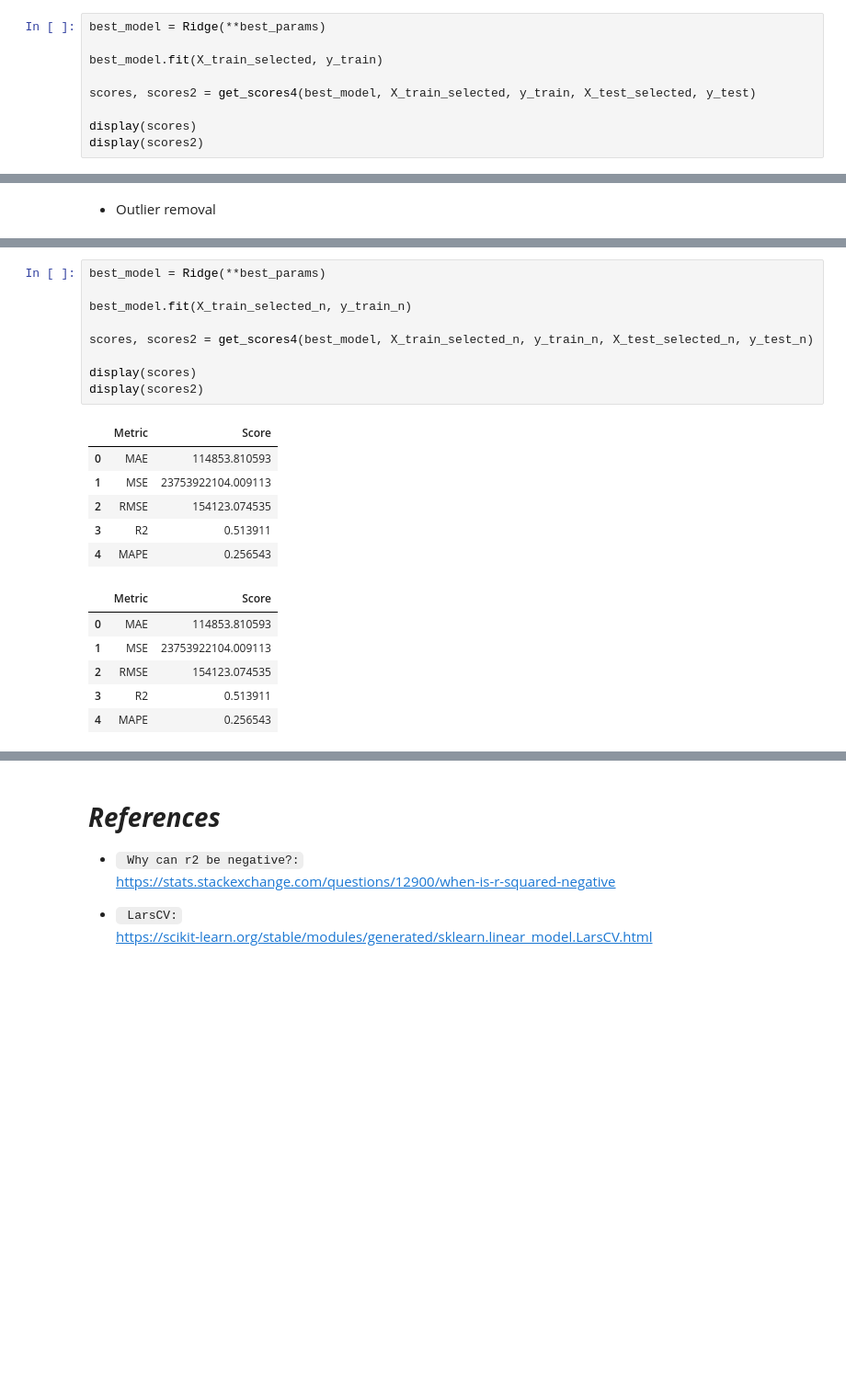
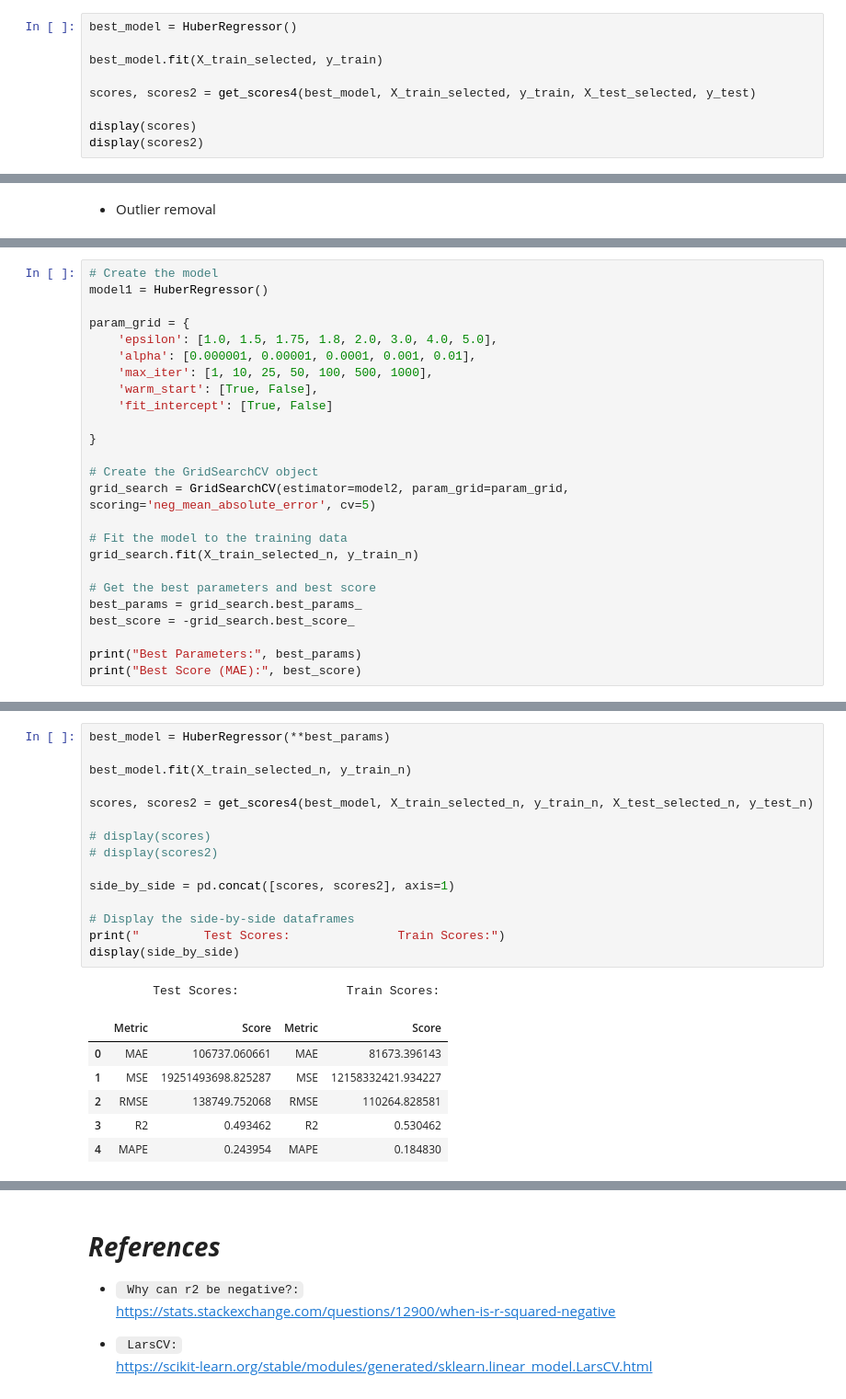
Before and after one commit to ahmakhoo/AIML-CA1, a Jupyter notebook: AIML/CA1/CA1 code part 2.ipynb, the cells around one changed output, grey strips where cells are left out. Shown at 92% size. Saved outputs shown, nothing was run; the diff lists cells and outputs as text; blank space fills up the shorter version.

```diff
--- a/AIML/CA1/CA1 code part 2.ipynb
+++ b/AIML/CA1/CA1 code part 2.ipynb
@@ -1638,7 +1603,7 @@ Number of Features: 6, Score: 0.4906
 X_train_selected = X_train[selected_feature_names]
 X_test_selected = X_test[selected_feature_names]
 # %%
-best_model = Ridge(**best_params)
+best_model = HuberRegressor()
 
 best_model.fit(X_train_selected, y_train)
 
@@ -1765,0 +1696,25 @@ X_train_selected_n
+# %%
+# Create the model
+model1 = HuberRegressor()
+
+param_grid = {
+    'epsilon': [1.0, 1.5, 1.75, 1.8, 2.0, 3.0, 4.0, 5.0],
+    'alpha': [0.000001, 0.00001, 0.0001, 0.001, 0.01],
+    'max_iter': [1, 10, 25, 50, 100, 500, 1000],
+    'warm_start': [True, False],
+    'fit_intercept': [True, False]
+
+}
+
+# Create the GridSearchCV object
+grid_search = GridSearchCV(estimator=model2, param_grid=param_grid, scoring='neg_mean_absolute_error', cv=5)
+
+# Fit the model to the training data
+grid_search.fit(X_train_selected_n, y_train_n)
+
+# Get the best parameters and best score
+best_params = grid_search.best_params_
+best_score = -grid_search.best_score_
+
+print("Best Parameters:", best_params)
+print("Best Score (MAE):", best_score)
@@ -1766,22 +1726,23 @@ X_train_selected_n
 # %%
-best_model = Ridge(**best_params)
+best_model = HuberRegressor(**best_params)
 
 best_model.fit(X_train_selected_n, y_train_n)
 
 scores, scores2 = get_scores4(best_model, X_train_selected_n, y_train_n, X_test_selected_n, y_test_n)
 
-display(scores)
-display(scores2)
+# display(scores)
+# display(scores2)
+
+side_by_side = pd.concat([scores, scores2], axis=1)
+
+# Display the side-by-side dataframes
+print("         Test Scores:               Train Scores:")
+display(side_by_side)
 # %% [output]
+         Test Scores:               Train Scores:
-|  | Metric | Score |
-| 0 | MAE | 114853.810593 |
-| 1 | MSE | 23753922104.009113 |
-| 2 | RMSE | 154123.074535 |
-| 3 | R2 | 0.513911 |
-| 4 | MAPE | 0.256543 |
+|  | Metric | Score | Metric | Score |
+| 0 | MAE | 106737.060661 | MAE | 81673.396143 |
+| 1 | MSE | 19251493698.825287 | MSE | 12158332421.934227 |
+| 2 | RMSE | 138749.752068 | RMSE | 110264.828581 |
+| 3 | R2 | 0.493462 | R2 | 0.530462 |
+| 4 | MAPE | 0.243954 | MAPE | 0.184830 |
-|  | Metric | Score |
-| 0 | MAE | 114853.810593 |
-| 1 | MSE | 23753922104.009113 |
-| 2 | RMSE | 154123.074535 |
-| 3 | R2 | 0.513911 |
-| 4 | MAPE | 0.256543 |
```
Also changed, not shown: parts of 33 cells of this notebook, 1 other file.
